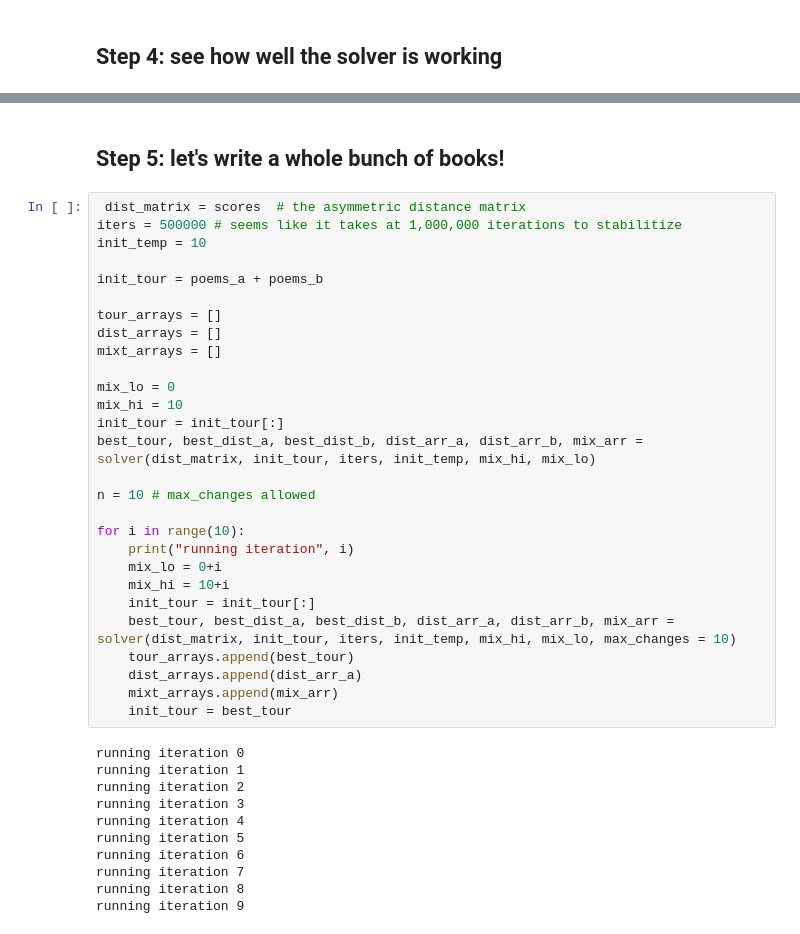
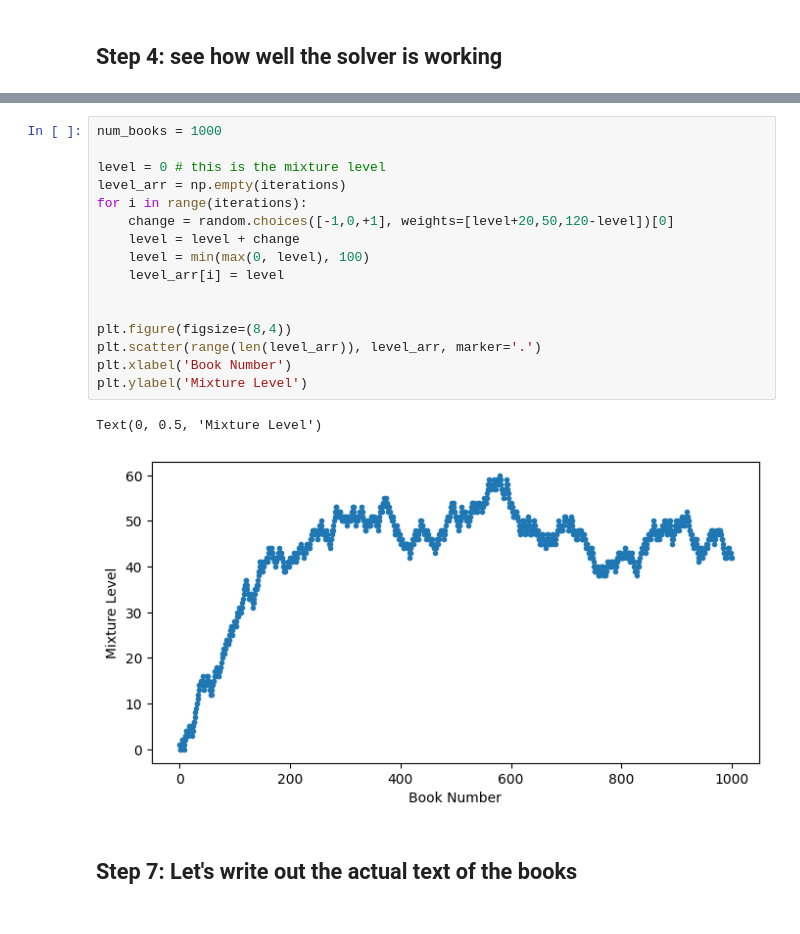
Before and after one commit to ajyoon/aoc, a Jupyter notebook: anxiety_of_conception_algorithm.ipynb, the cells around one changed output, grey strips where cells are left out. Drawn from its saved outputs; the diff is of its cells as text.

```diff
--- a/anxiety_of_conception_algorithm.ipynb
+++ b/anxiety_of_conception_algorithm.ipynb
@@ -488,41 +487,21 @@ plt.show()
+# %%
+num_books = 1000
+
+level = 0 # this is the mixture level
+level_arr = np.empty(iterations)
+for i in range(iterations):
+    change = random.choices([-1,0,+1], weights=[level+20,50,120-level])[0]
+    level = level + change
+    level = min(max(0, level), 100)
+    level_arr[i] = level
+
+
+plt.figure(figsize=(8,4))
+plt.scatter(range(len(level_arr)), level_arr, marker='.')
+plt.xlabel('Book Number')
+plt.ylabel('Mixture Level')
+# %% [output]
+Text(0, 0.5, 'Mixture Level')
+[figure, added]
 # %% [markdown]
-## Step 5: let's write a whole bunch of books!
+## Step 7: Let's write out the actual text of the books
-# %%
- dist_matrix = scores  # the asymmetric distance matrix
-iters = 500000 # seems like it takes at 1,000,000 iterations to stabilitize
-init_temp = 10
-
-init_tour = poems_a + poems_b
-
-tour_arrays = []
-dist_arrays = []
-mixt_arrays = []
-
-mix_lo = 0
-mix_hi = 10
-init_tour = init_tour[:]
-best_tour, best_dist_a, best_dist_b, dist_arr_a, dist_arr_b, mix_arr = solver(dist_matrix, init_tour, iters, init_temp, mix_hi, mix_lo)
-
-n = 10 # max_changes allowed
-
-for i in range(10):
-    print("running iteration", i)
-    mix_lo = 0+i
-    mix_hi = 10+i
-    init_tour = init_tour[:]
-    best_tour, best_dist_a, best_dist_b, dist_arr_a, dist_arr_b, mix_arr = solver(dist_matrix, init_tour, iters, init_temp, mix_hi, mix_lo, max_changes = 10)
-    tour_arrays.append(best_tour)
-    dist_arrays.append(dist_arr_a)
-    mixt_arrays.append(mix_arr)
-    init_tour = best_tour
-# %% [output]
-running iteration 0
-running iteration 1
-running iteration 2
-running iteration 3
-running iteration 4
-running iteration 5
-running iteration 6
-running iteration 7
-running iteration 8
-running iteration 9
```
Also changed, not shown: parts of 27 cells of this notebook, 8 other files.
